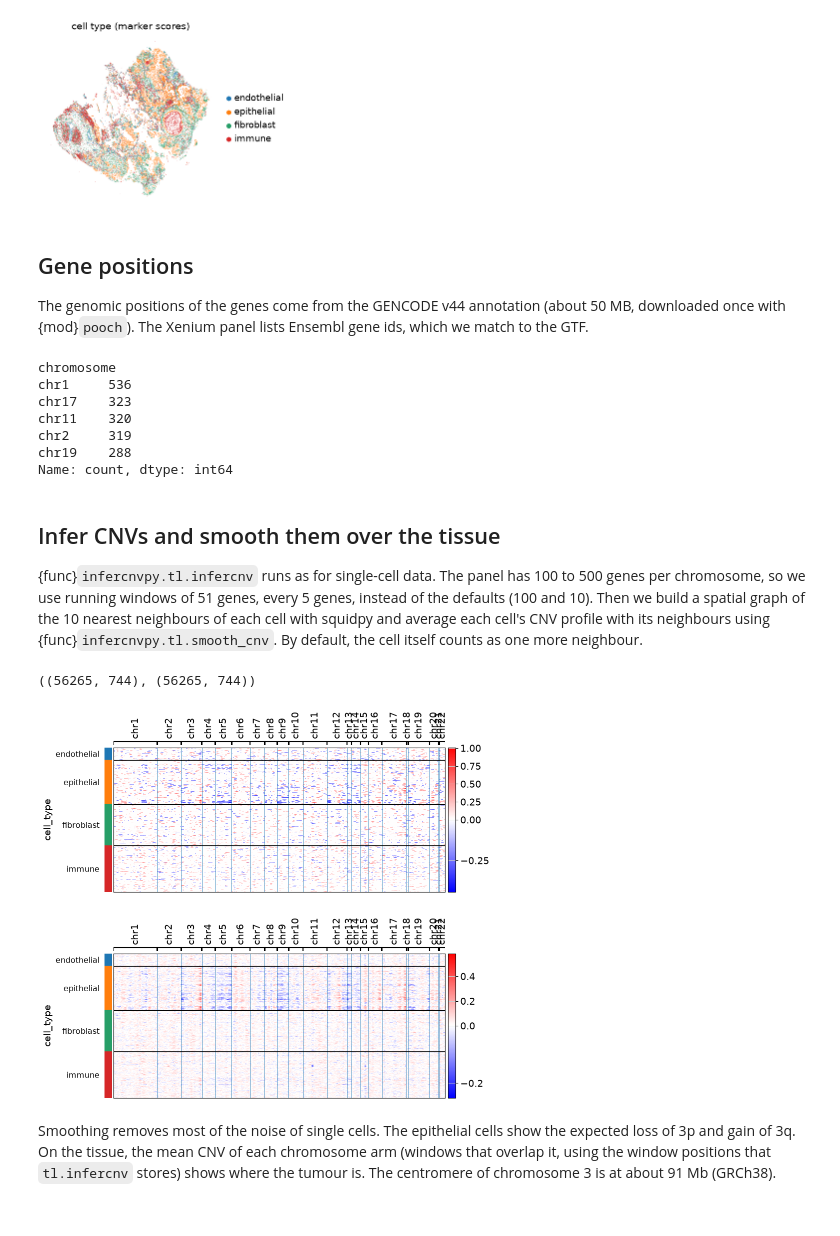
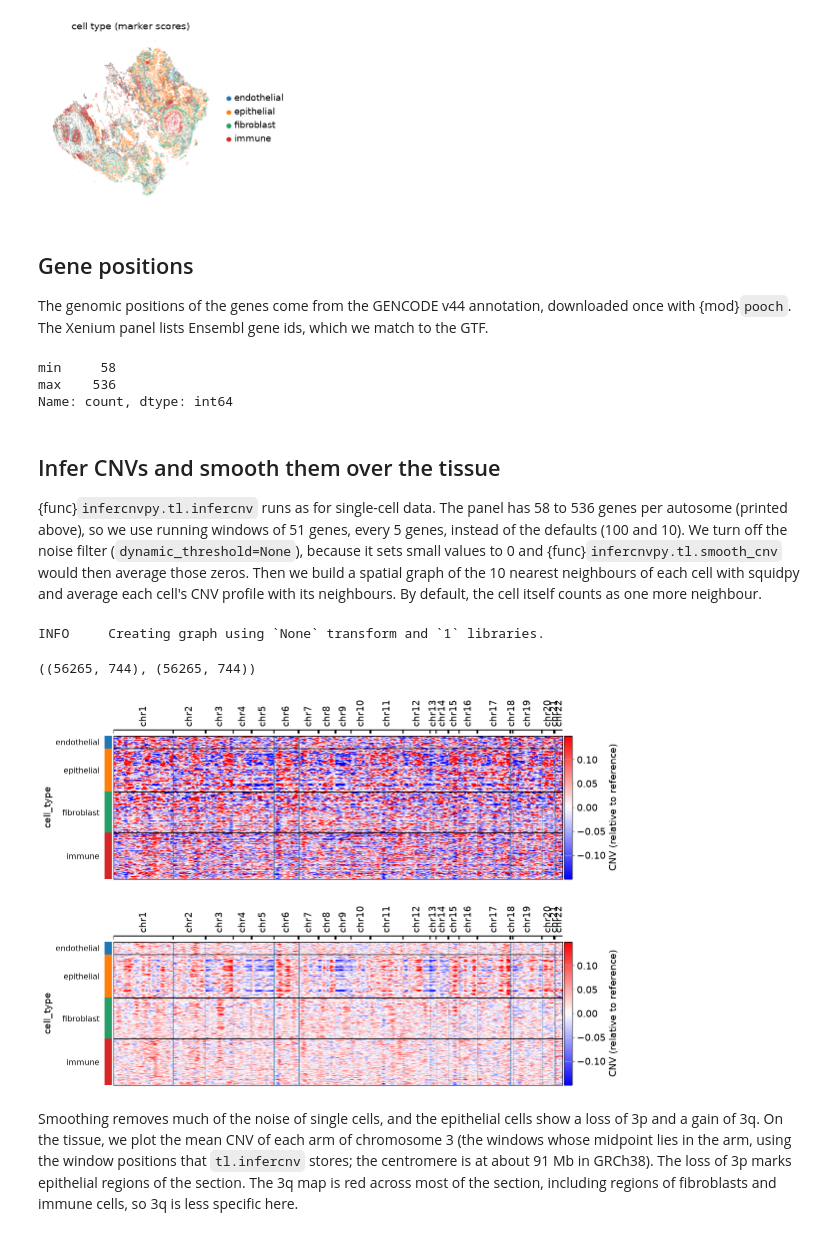
Before and after one commit to icbi-lab/infercnvpy, a Jupyter notebook: docs/notebooks/spatial_xenium.ipynb, the cells around one changed output. Cells and saved outputs as stored; diff of their text form; code cells hidden in the pictures.

```diff
--- a/docs/notebooks/spatial_xenium.ipynb
+++ b/docs/notebooks/spatial_xenium.ipynb
@@ -51,13 +49,14 @@ group = zarr.open_group(
     storage_options={"anon": True},
 )
 lazy = ad.experimental.read_lazy(group)
+obs = lazy.obs.to_memory()[["cell_id", "total_counts", "cell_area"]]
+obs.index = obs.pop("cell_id").astype(str).to_numpy()
 adata = ad.AnnData(
     X=lazy.X.compute(),
-    obs=lazy.obs.to_memory()[["cell_id", "total_counts", "cell_area"]].reset_index(drop=True),
+    obs=obs,
     var=lazy.var.to_memory()[["gene_ids"]],
     obsm={"spatial": lazy.obsm["spatial"].compute()},
 )
-adata.obs_names = adata.obs.pop("cell_id").astype(str).to_numpy()
 adata
 # %% [output]
 AnnData object with n_obs × n_vars = 64872 × 5001
@@ -96,11 +94,26 @@ reference; the epithelial cells contain the tumour.
 # %%
 markers = {
-    "immune": ["CD2", "CD3E", "CD4", "CD8A", "MS4A1", "CD79A", "MZB1", "CD68", "CD14", "CD163", "CSF1R", "MRC1"],
+    "immune": [
+        "PTPRC",
+        "CD2",
+        "CD3E",
+        "CD4",
+        "CD8A",
+        "MS4A1",
+        "CD79A",
+        "MZB1",
+        "CD68",
+        "CD14",
+        "CD163",
+        "CSF1R",
+        "MRC1",
+    ],
     "endothelial": ["PECAM1", "CLDN5", "CDH5", "KDR", "PLVAP", "TEK"],
-    "fibroblast": ["PDGFRA", "PDGFRB", "FAP", "THY1", "COL5A1", "POSTN"],
-    "epithelial": ["SOX2", "TP63", "DSG3", "EPCAM", "CDH1"],
+    "fibroblast": ["COL1A1", "PDGFRA", "PDGFRB", "FAP", "THY1", "COL5A1", "POSTN"],
+    "epithelial": ["KRT5", "SOX2", "TP63", "DSG3", "EPCAM", "CDH1"],
 }
 markers = {k: [g for g in v if g in adata.var_names] for k, v in markers.items()}
+print(markers)
 for name, genes in markers.items():
     sc.tl.score_genes(adata, genes, score_name=name, random_state=0)
 
@@ -132,8 +146,8 @@ cnv.pl.spatial_cnv(adata, color="cell_type", size=1, title="cell type (marker sc
 # %% [markdown]
 ## Gene positions
 
-The genomic positions of the genes come from the GENCODE v44 annotation (about 50 MB, downloaded once with
-{mod}`pooch`). The Xenium panel lists Ensembl gene ids, which we match to the GTF.
+The genomic positions of the genes come from the GENCODE v44 annotation, downloaded once with {mod}`pooch`. The
+Xenium panel lists Ensembl gene ids, which we match to the GTF.
 # %%
 gtf = pooch.retrieve(
     "https://ftp.ebi.ac.uk/pub/databases/gencode/Gencode_human/release_44/gencode.v44.annotation.gtf.gz",
@@ -142,22 +156,21 @@ gtf = pooch.retrieve(
     path=pooch.os_cache("infercnvpy"),
 )
 cnv.io.genomic_position_from_gtf(gtf, adata, gtf_gene_id="gene_id", adata_gene_id="gene_ids")
-adata.var["chromosome"].value_counts().head()
+genes_per_chromosome = adata.var["chromosome"].value_counts()
+genes_per_chromosome[genes_per_chromosome.index.str.fullmatch(r"chr[0-9]+")].agg(["min", "max"])
 # %% [output]
-chromosome
-chr1     536
-chr17    323
-chr11    320
-chr2     319
-chr19    288
+min     58
+max    536
 Name: count, dtype: int64
 # %% [markdown]
 ## Infer CNVs and smooth them over the tissue
 
-{func}`infercnvpy.tl.infercnv` runs as for single-cell data. The panel has 100 to 500 genes per chromosome, so we use
-running windows of 51 genes, every 5 genes, instead of the defaults (100 and 10). Then we build a spatial graph of the 10 nearest
-neighbours of each cell with squidpy and average each cell's CNV profile with its neighbours using
-{func}`infercnvpy.tl.smooth_cnv`. By default, the cell itself counts as one more neighbour.
+{func}`infercnvpy.tl.infercnv` runs as for single-cell data. The panel has 58 to 536 genes per autosome (printed above),
+so we use running windows of 51 genes, every 5 genes, instead of the defaults
+(100 and 10). We turn off the noise filter (`dynamic_threshold=None`), because it sets small values to 0 and
+{func}`infercnvpy.tl.smooth_cnv` would then average those zeros. Then we build a spatial graph of the 10 nearest
+neighbours of each cell with squidpy and average each cell's CNV profile with its neighbours. By default, the cell
+itself counts as one more neighbour.
 # %%
 cnv.tl.infercnv(
     adata,
@@ -165,21 +178,26 @@ cnv.tl.infercnv(
     reference_cat=["immune", "endothelial", "fibroblast"],
     window_size=51,
     step=5,
+    dynamic_threshold=None,
 )
 sq.gr.spatial_neighbors_knn(adata, n_neighs=10)
 cnv.tl.smooth_cnv(adata)
 adata.obsm["X_cnv"].shape, adata.obsm["X_cnv_smoothed"].shape
 # %% [output]
-((56265, 744), (56265, 744))
+INFO     Creating graph using `None` transform and `1` libraries.
+((56265, 744), (56265, 744))
 # %%
-cnv.pl.chromosome_heatmap(adata, groupby="cell_type", figsize=(9, 4))
-cnv.pl.chromosome_heatmap(adata, groupby="cell_type", use_rep="cnv_smoothed", figsize=(9, 4))
+heatmap = {"groupby": "cell_type", "figsize": (12, 4), "vmin": -0.15, "vmax": 0.15}
+cnv.pl.chromosome_heatmap(adata, **heatmap)
+cnv.pl.chromosome_heatmap(adata, use_rep="cnv_smoothed", **heatmap)
 # %% [output]
-[figure, old version]
+[figure, new version]
-[figure, old version]
+[figure, new version]
 # %% [markdown]
-Smoothing removes most of the noise of single cells. The epithelial cells show the expected loss of 3p and gain of
-3q. On the tissue, the mean CNV of each chromosome arm (windows that overlap it, using the window positions that
-`tl.infercnv` stores) shows where the tumour is. The centromere of chromosome 3 is at about 91 Mb (GRCh38).
+Smoothing removes much of the noise of single cells, and the epithelial cells show a loss of 3p and a gain of 3q.
+On the tissue, we plot the mean CNV of each arm of chromosome 3 (the windows whose midpoint lies in the arm, using the
+window positions that `tl.infercnv` stores; the centromere is at about 91 Mb in GRCh38). The loss of 3p marks epithelial
+regions of the section. The 3q map is red across most of the section, including regions of fibroblasts and immune
+cells, so 3q is less specific here.
 # %%
 arms = ["chr3:0-90_000_000", "chr3:93_000_000-199_000_000"]
```
Also changed, not shown: parts of 19 cells of this notebook.
